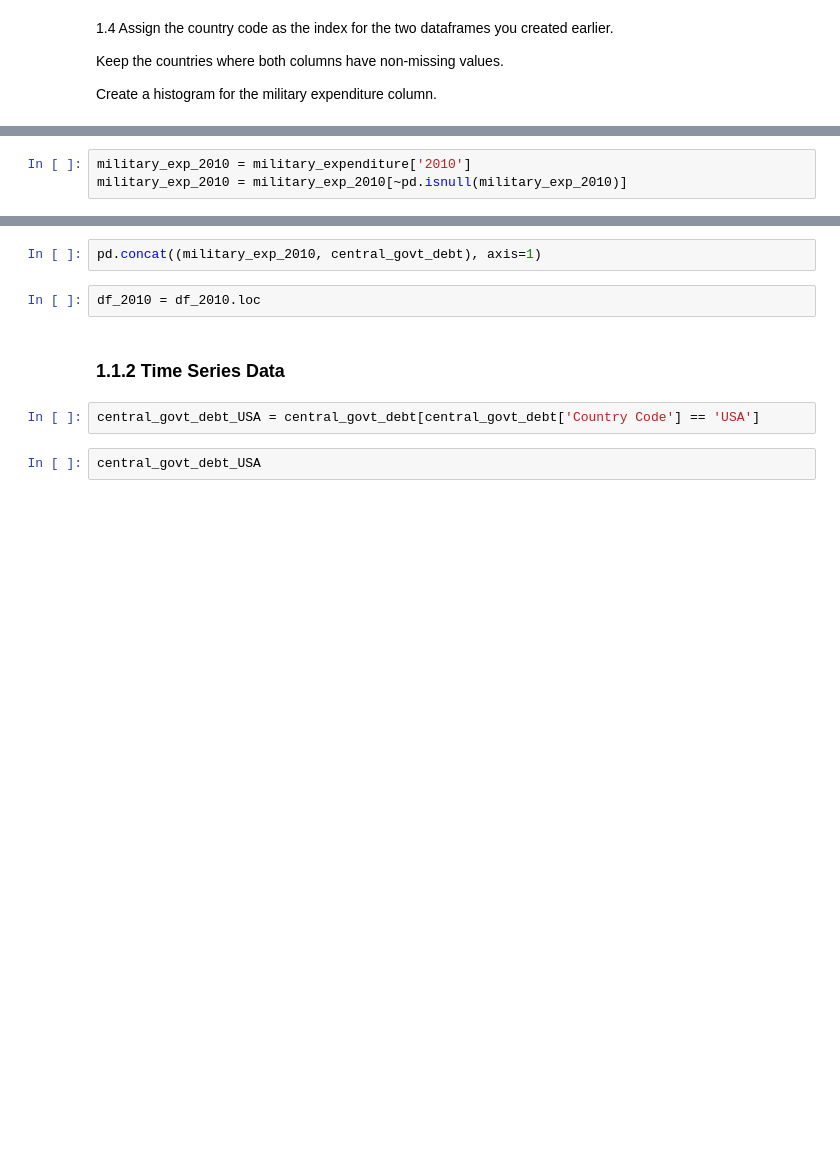
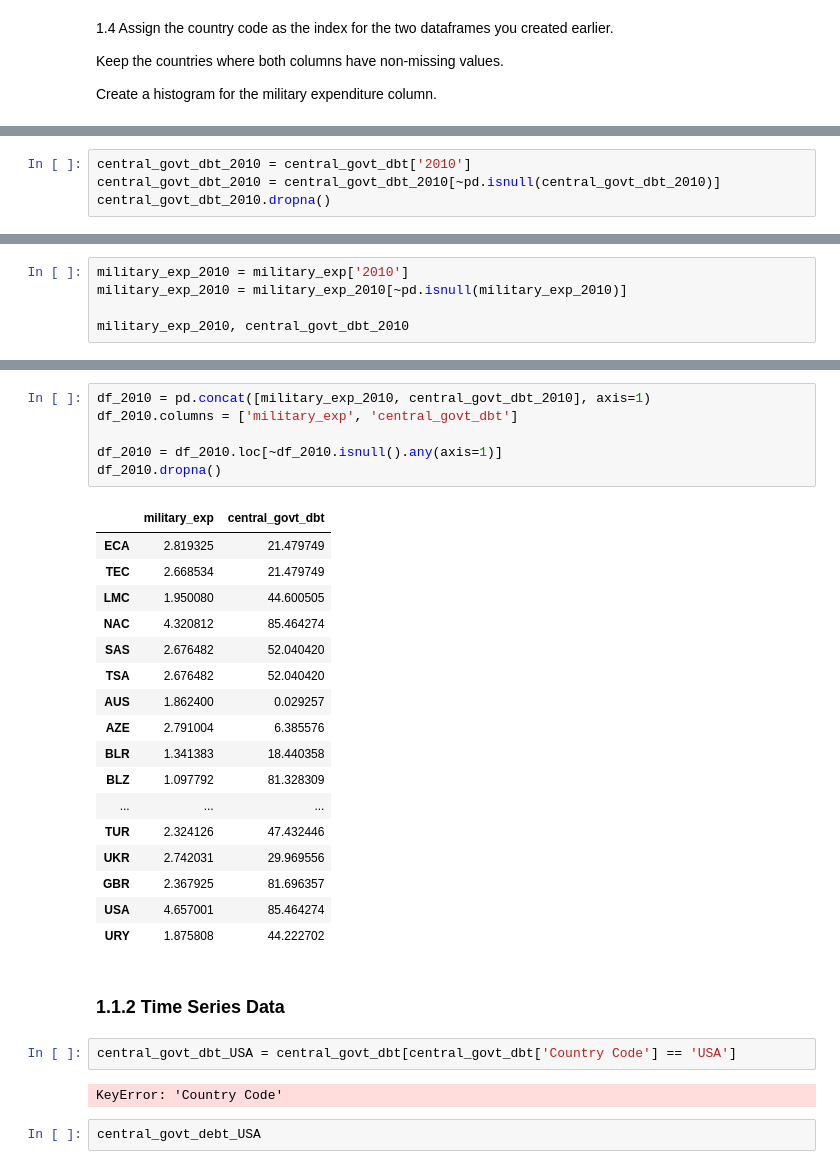
Before and after one commit to MuaazWahid/CS483HW, a Jupyter notebook: module8/Session_1St.ipynb, the cells around one changed output, grey strips where cells are left out. Saved outputs shown, nothing was run; the diff lists cells and outputs as text; blank space fills up the shorter version.

```diff
--- a/module8/Session_1St.ipynb
+++ b/module8/Session_1St.ipynb
@@ -31,0 +66,4 @@ central_govt_debt.head()
+# %%
+central_govt_dbt_2010 = central_govt_dbt['2010']
+central_govt_dbt_2010 = central_govt_dbt_2010[~pd.isnull(central_govt_dbt_2010)]
+central_govt_dbt_2010.dropna()
@@ -32,3 +88,5 @@ central_govt_debt.head()
 # %%
-military_exp_2010 = military_expenditure['2010']
+military_exp_2010 = military_exp['2010']
 military_exp_2010 = military_exp_2010[~pd.isnull(military_exp_2010)]
+
+military_exp_2010, central_govt_dbt_2010
@@ -35,11 +111,33 @@ military_exp_2010 = military_exp_2010[~pd.isnull(military_exp_2010)]
-# %%
-pd.concat((military_exp_2010, central_govt_debt), axis=1)
-# %%
-df_2010 = df_2010.loc
+# %%
+df_2010 = pd.concat([military_exp_2010, central_govt_dbt_2010], axis=1)
+df_2010.columns = ['military_exp', 'central_govt_dbt']
+
+df_2010 = df_2010.loc[~df_2010.isnull().any(axis=1)]
+df_2010.dropna()
+# %% [output]
+|  | military_exp | central_govt_dbt |
+| ECA | 2.819325 | 21.479749 |
+| TEC | 2.668534 | 21.479749 |
+| LMC | 1.950080 | 44.600505 |
+| NAC | 4.320812 | 85.464274 |
+| SAS | 2.676482 | 52.040420 |
+| TSA | 2.676482 | 52.040420 |
+| AUS | 1.862400 | 0.029257 |
+| AZE | 2.791004 | 6.385576 |
+| BLR | 1.341383 | 18.440358 |
+| BLZ | 1.097792 | 81.328309 |
+| ... | ... | ... |
+| TUR | 2.324126 | 47.432446 |
+| UKR | 2.742031 | 29.969556 |
+| GBR | 2.367925 | 81.696357 |
+| USA | 4.657001 | 85.464274 |
+| URY | 1.875808 | 44.222702 |
 # %% [markdown]
 ### 1.1.2 Time Series Data
 # %%
-central_govt_debt_USA = central_govt_debt[central_govt_debt['Country Code'] == 'USA']
+central_govt_dbt_USA = central_govt_dbt[central_govt_dbt['Country Code'] == 'USA']
+# %% [output]
+KeyError: 'Country Code'
 # %%
 central_govt_debt_USA
 # %%
```
Also changed, not shown: parts of 11 cells of this notebook.
